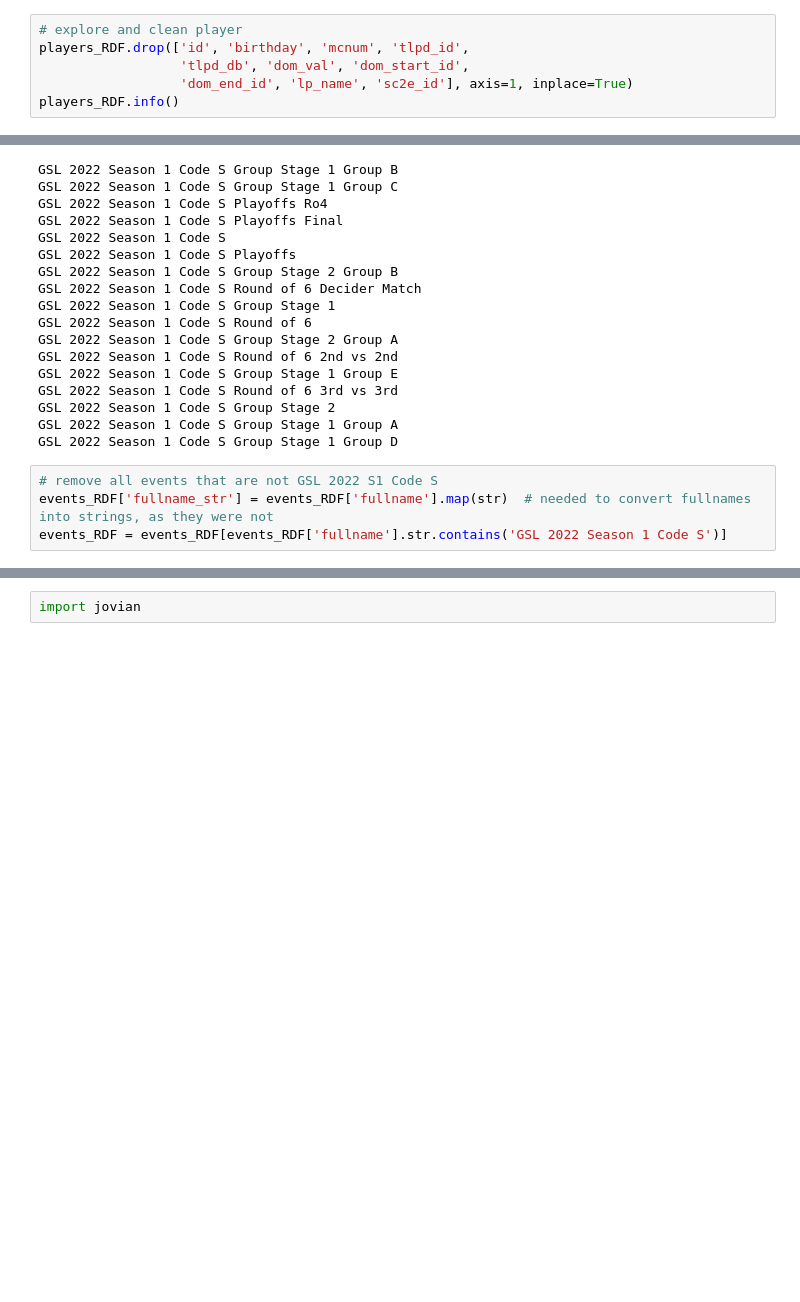
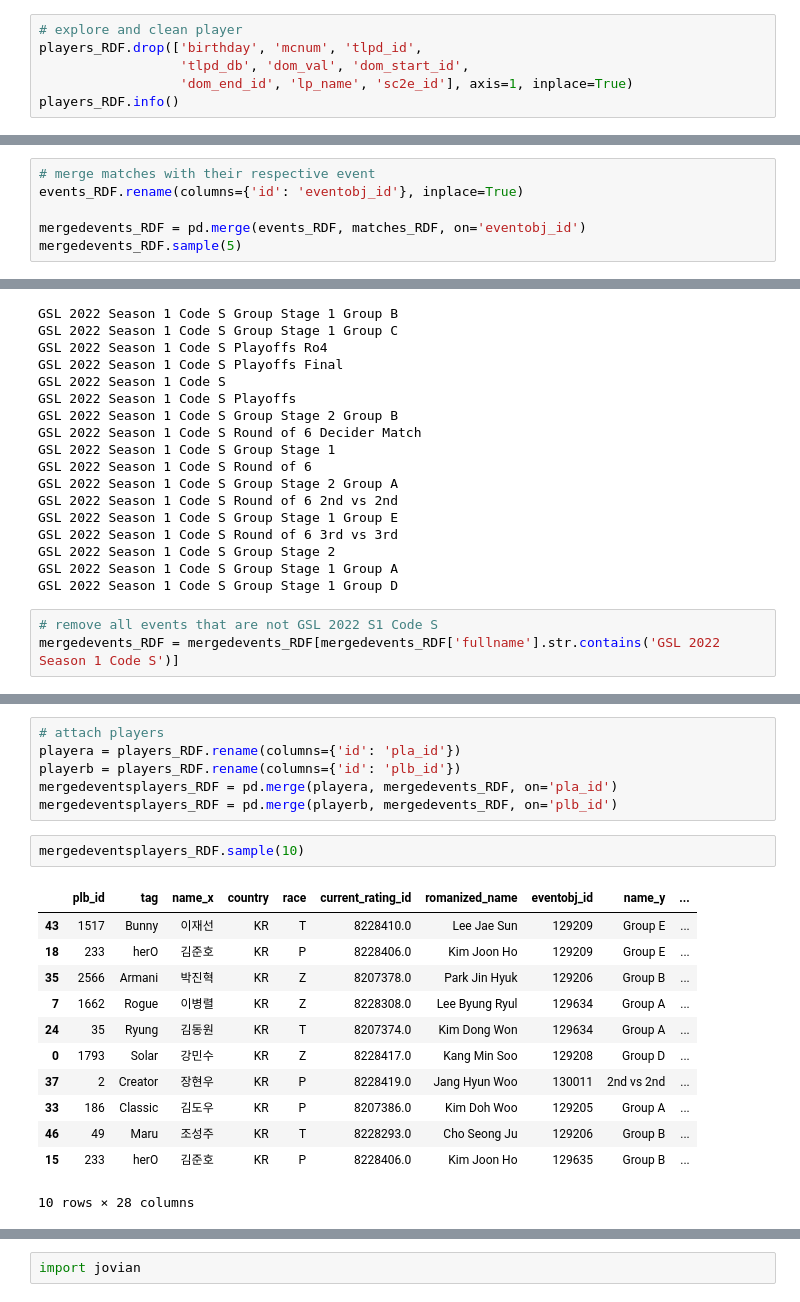
Before and after one commit to Zoibderg/GSL2022-S1-CodeS, a Jupyter notebook: gsl-season-one-code-s.ipynb, the cells around one changed output, grey strips where cells are left out. Saved outputs shown, nothing was run; the diff lists cells and outputs as text; blank space fills up the shorter version.

Commit message:
finished building GSL dataframe

```diff
--- a/gsl-season-one-code-s.ipynb
+++ b/gsl-season-one-code-s.ipynb
@@ -143,6 +143,6 @@ matches_RDF.sample(5)
 # %%
 # explore and clean player
-players_RDF.drop(['id', 'birthday', 'mcnum', 'tlpd_id',
+players_RDF.drop(['birthday', 'mcnum', 'tlpd_id',
                   'tlpd_db', 'dom_val', 'dom_start_id',
                   'dom_end_id', 'lp_name', 'sc2e_id'], axis=1, inplace=True)
 players_RDF.info()
@@ -172,2 +173,8 @@ players_RDF.sample(5)
 # %% [markdown]
 # In the next few cells, build the GSL dataframe.
+# %%
+# merge matches with their respective event
+events_RDF.rename(columns={'id': 'eventobj_id'}, inplace=True)
+
+mergedevents_RDF = pd.merge(events_RDF, matches_RDF, on='eventobj_id')
+mergedevents_RDF.sample(5)
@@ -197,5 +212,4 @@ GSL 2022 Season 1 Code S Group Stage 1 Group A
 GSL 2022 Season 1 Code S Group Stage 1 Group D
 # %%
 # remove all events that are not GSL 2022 S1 Code S
-events_RDF['fullname_str'] = events_RDF['fullname'].map(str)  # needed to convert fullnames into strings, as they were not
-events_RDF = events_RDF[events_RDF['fullname'].str.contains('GSL 2022 Season 1 Code S')]
+mergedevents_RDF = mergedevents_RDF[mergedevents_RDF['fullname'].str.contains('GSL 2022 Season 1 Code S')]
@@ -238,0 +224,21 @@ matches_RDF
+# %%
+# attach players
+playera = players_RDF.rename(columns={'id': 'pla_id'})
+playerb = players_RDF.rename(columns={'id': 'plb_id'})
+mergedeventsplayers_RDF = pd.merge(playera, mergedevents_RDF, on='pla_id')
+mergedeventsplayers_RDF = pd.merge(playerb, mergedevents_RDF, on='plb_id')
+# %%
+mergedeventsplayers_RDF.sample(10)
+# %% [output]
+|  | plb_id | tag | name_x | country | race | current_rating_id | romanized_name | eventobj_id | name_y | ... |
+| 43 | 1517 | Bunny | 이재선 | KR | T | 8228410.0 | Lee Jae Sun | 129209 | Group E | ... |
+| 18 | 233 | herO | 김준호 | KR | P | 8228406.0 | Kim Joon Ho | 129209 | Group E | ... |
+| 35 | 2566 | Armani | 박진혁 | KR | Z | 8207378.0 | Park Jin Hyuk | 129206 | Group B | ... |
+| 7 | 1662 | Rogue | 이병렬 | KR | Z | 8228308.0 | Lee Byung Ryul | 129634 | Group A | ... |
+| 24 | 35 | Ryung | 김동원 | KR | T | 8207374.0 | Kim Dong Won | 129634 | Group A | ... |
+| 0 | 1793 | Solar | 강민수 | KR | Z | 8228417.0 | Kang Min Soo | 129208 | Group D | ... |
+| 37 | 2 | Creator | 장현우 | KR | P | 8228419.0 | Jang Hyun Woo | 130011 | 2nd vs 2nd | ... |
+| 33 | 186 | Classic | 김도우 | KR | P | 8207386.0 | Kim Doh Woo | 129205 | Group A | ... |
+| 46 | 49 | Maru | 조성주 | KR | T | 8228293.0 | Cho Seong Ju | 129206 | Group B | ... |
+| 15 | 233 | herO | 김준호 | KR | P | 8228406.0 | Kim Joon Ho | 129635 | Group B | ... |
+10 rows × 28 columns
```
Also changed, not shown: parts of 14 cells of this notebook.
